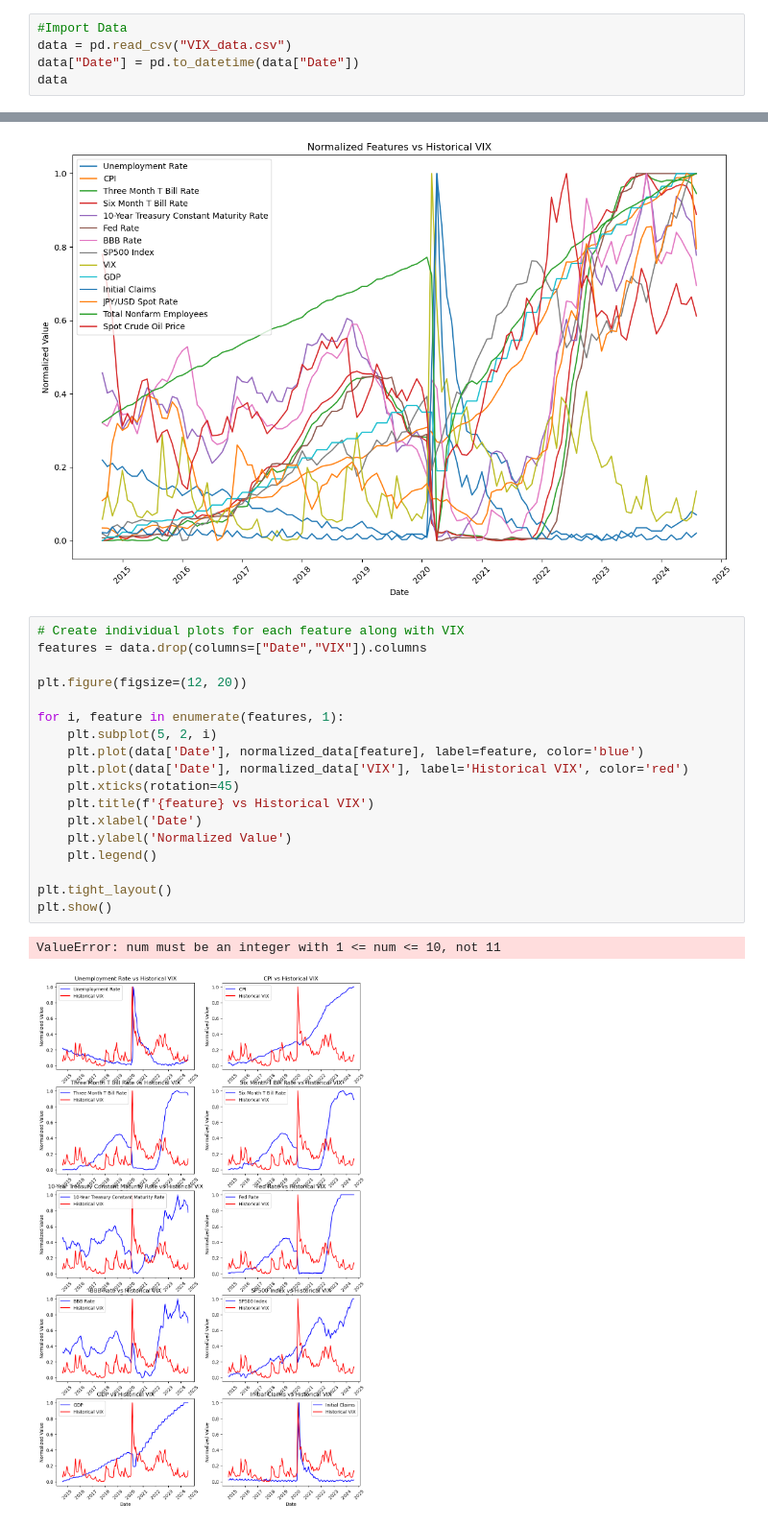
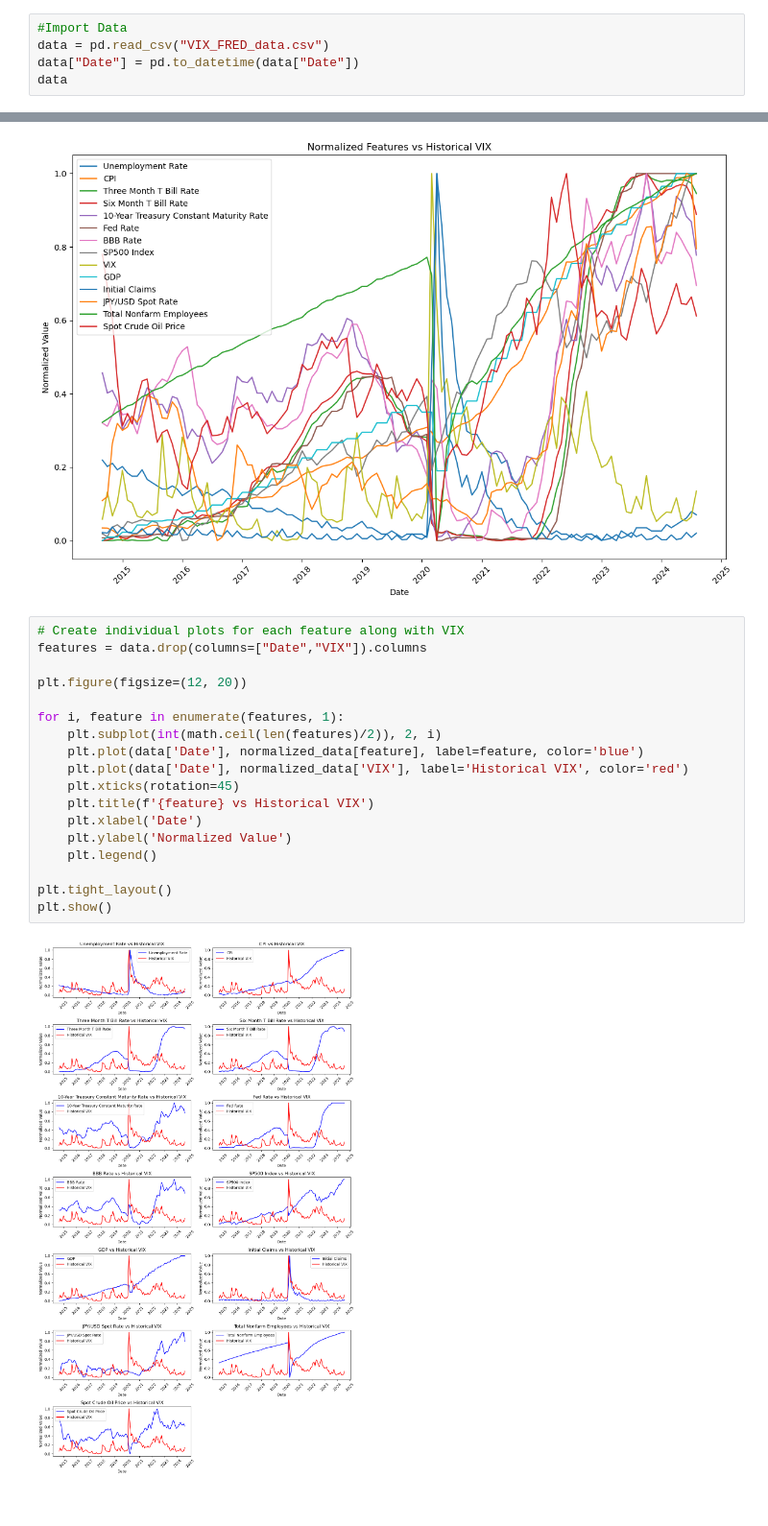
Before and after one commit to t-creech/VIX-Project, a Jupyter notebook: EDA.ipynb, the cells around one changed output, grey strips where cells are left out. Shown at 96% size. Drawn from its saved outputs; the diff is of its cells as text.

```diff
--- a/EDA.ipynb
+++ b/EDA.ipynb
@@ -8,6 +7,6 @@ import seaborn as sns
 # %%
 #Import Data
-data = pd.read_csv("VIX_data.csv")
+data = pd.read_csv("VIX_FRED_data.csv")
 data["Date"] = pd.to_datetime(data["Date"])
 data
 # %% [output]
@@ -76,21 +75,20 @@ plt.show()
 # %%
 # Create individual plots for each feature along with VIX
 features = data.drop(columns=["Date","VIX"]).columns
 
 plt.figure(figsize=(12, 20))
 
 for i, feature in enumerate(features, 1):
-    plt.subplot(5, 2, i)
+    plt.subplot(int(math.ceil(len(features)/2)), 2, i)
     plt.plot(data['Date'], normalized_data[feature], label=feature, color='blue')
     plt.plot(data['Date'], normalized_data['VIX'], label='Historical VIX', color='red')
     plt.xticks(rotation=45)
     plt.title(f'{feature} vs Historical VIX')
     plt.xlabel('Date')
     plt.ylabel('Normalized Value')
     plt.legend()
 
 plt.tight_layout()
 plt.show()
 # %% [output]
-ValueError: num must be an integer with 1 <= num <= 10, not 11
-[figure, old version]
+[figure, new version]
```
Also changed, not shown: parts of 3 cells of this notebook, 1 other file.
